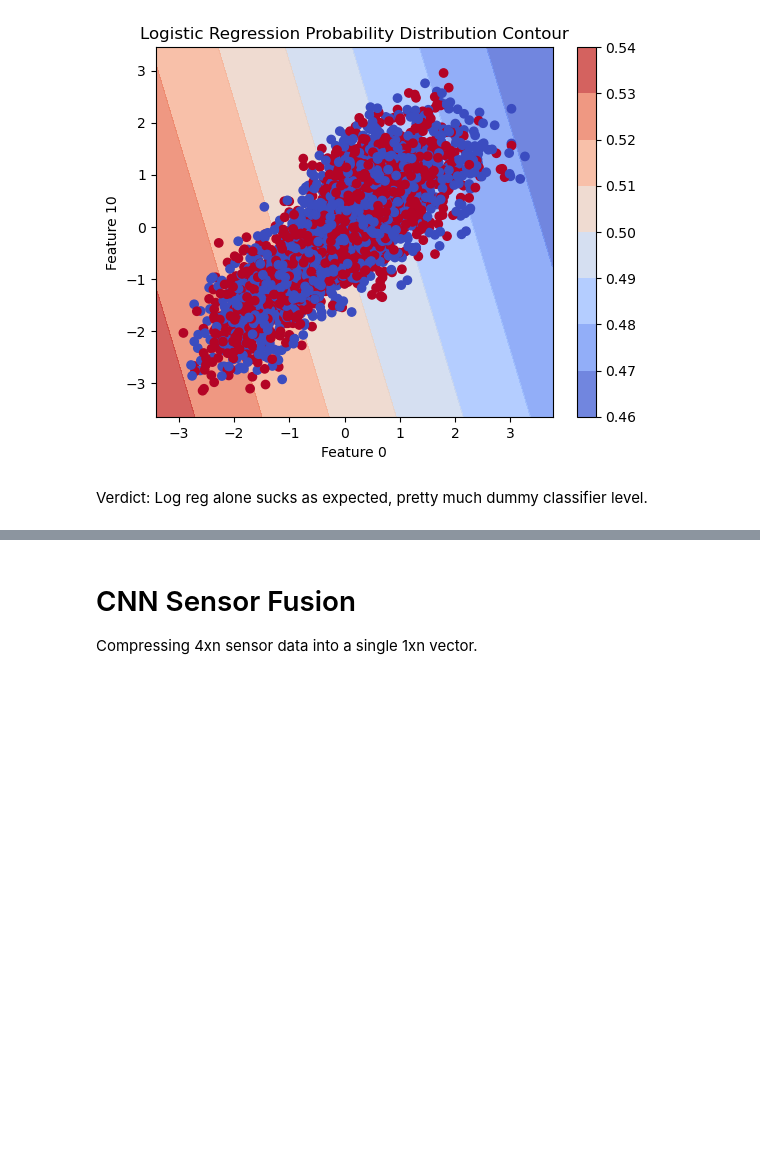
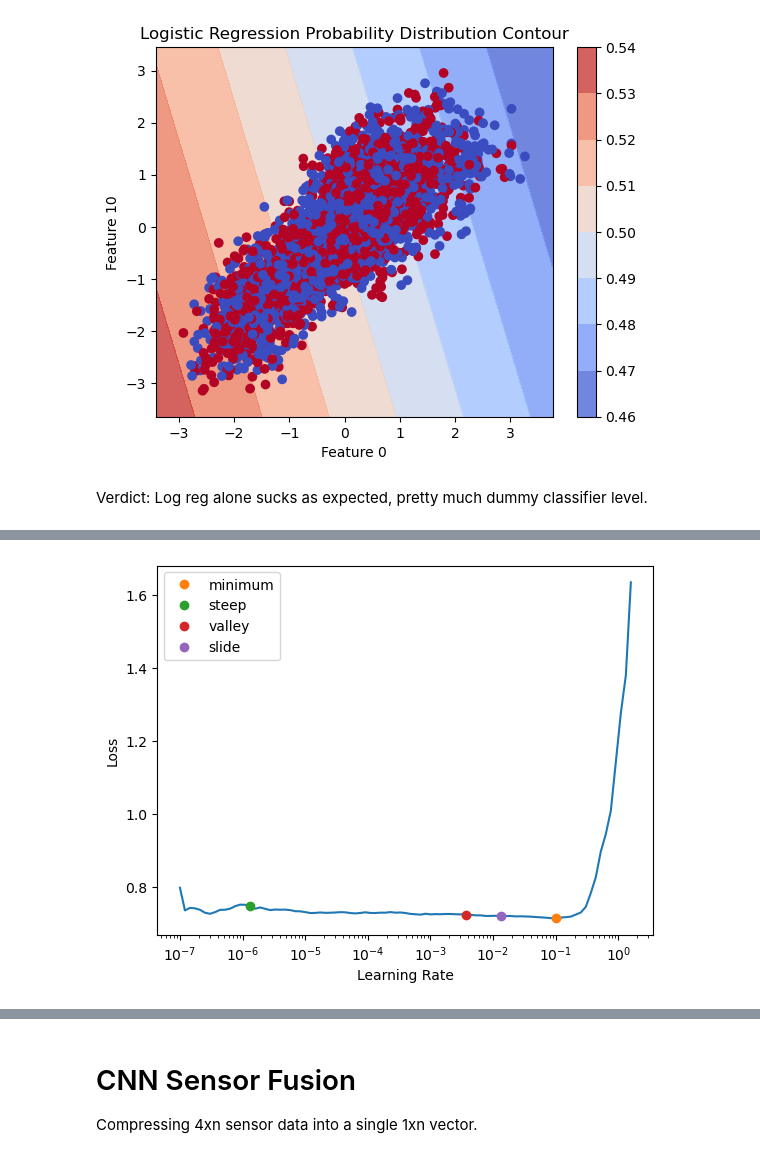
Before and after one commit to anmutechsupport/Energy-Efficient-Decoding-of-EEG-Motor-Imagery-using-Spiking-Legendre-Memory-Units, a Jupyter notebook: ml/training-bci2000.ipynb, the cells around one changed output, grey strips where cells are left out. Cells and saved outputs as stored; diff of their text form; code cells hidden in the pictures; blank space fills up the shorter version.

```diff
--- a/ml/training-bci2000.ipynb
+++ b/ml/training-bci2000.ipynb
@@ -327,0 +386,27 @@ Basic linear layer followed by a sigmoid
+# %%
+# Define the neural network model
+class Net(nn.Module):
+    def __init__(self):
+        super(Net, self).__init__()
+        self.fc = nn.Linear(92, 1)
+
+    def forward(self, x):
+        x = self.fc(x)
+        # y = nn.Sigmoid()(x)
+        return x
+
+def binary_acc(y_pred, y_test):
+    y_pred_tag = torch.round(torch.sigmoid(y_pred))
+
+    correct_results_sum = (y_pred_tag == y_test).sum().float()
+    acc = correct_results_sum/y_test.shape[0]
+    acc = torch.round(acc * 100)
+
+    return acc
+# Create a learner object
+model = Net()
+learn = Learner(dls, model, opt_func=SGD, loss_func=nn.BCEWithLogitsLoss(), metrics=binary_acc)
+# %%
+rates = learn.lr_find(suggest_funcs=(minimum, steep, valley, slide))
+lr = (rates.slide+rates.valley)/2
+# %% [output]
@@ -327,0 +414 @@ Basic linear layer followed by a sigmoid
+[figure, added]
```
Also changed, not shown: parts of 23 cells of this notebook.
